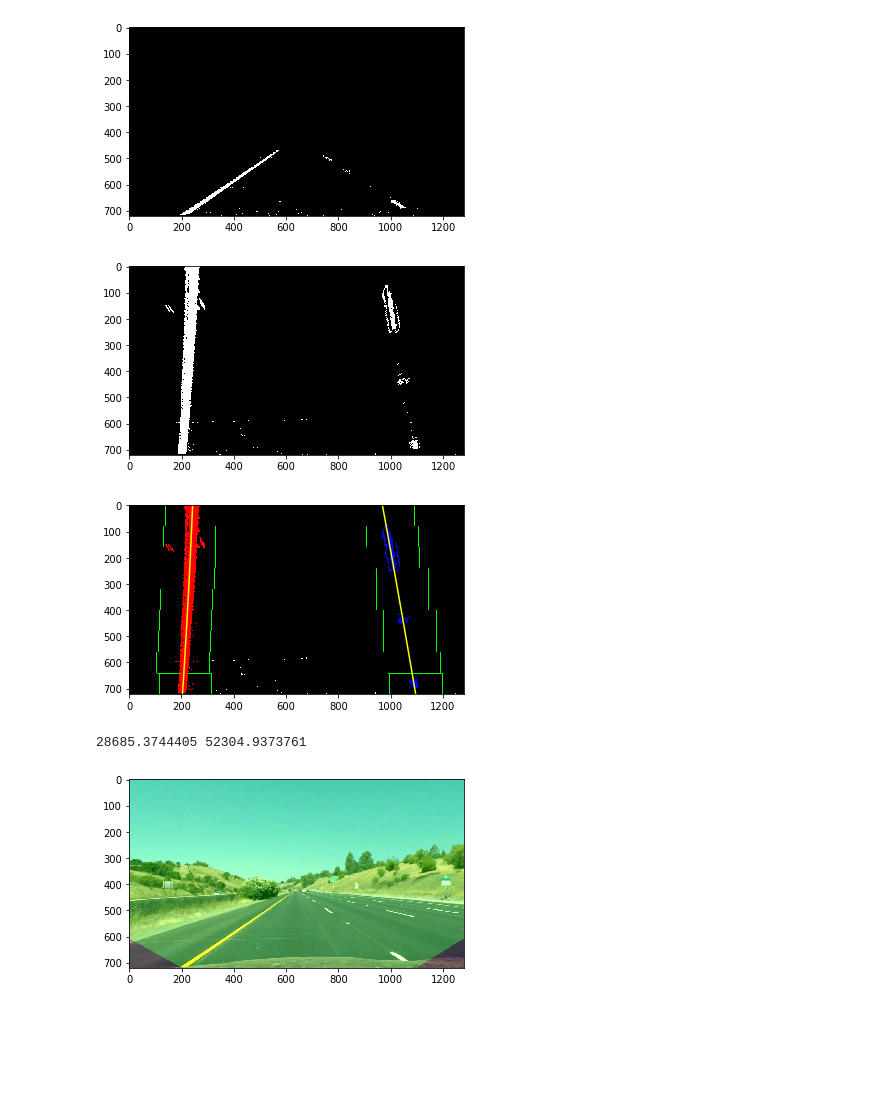
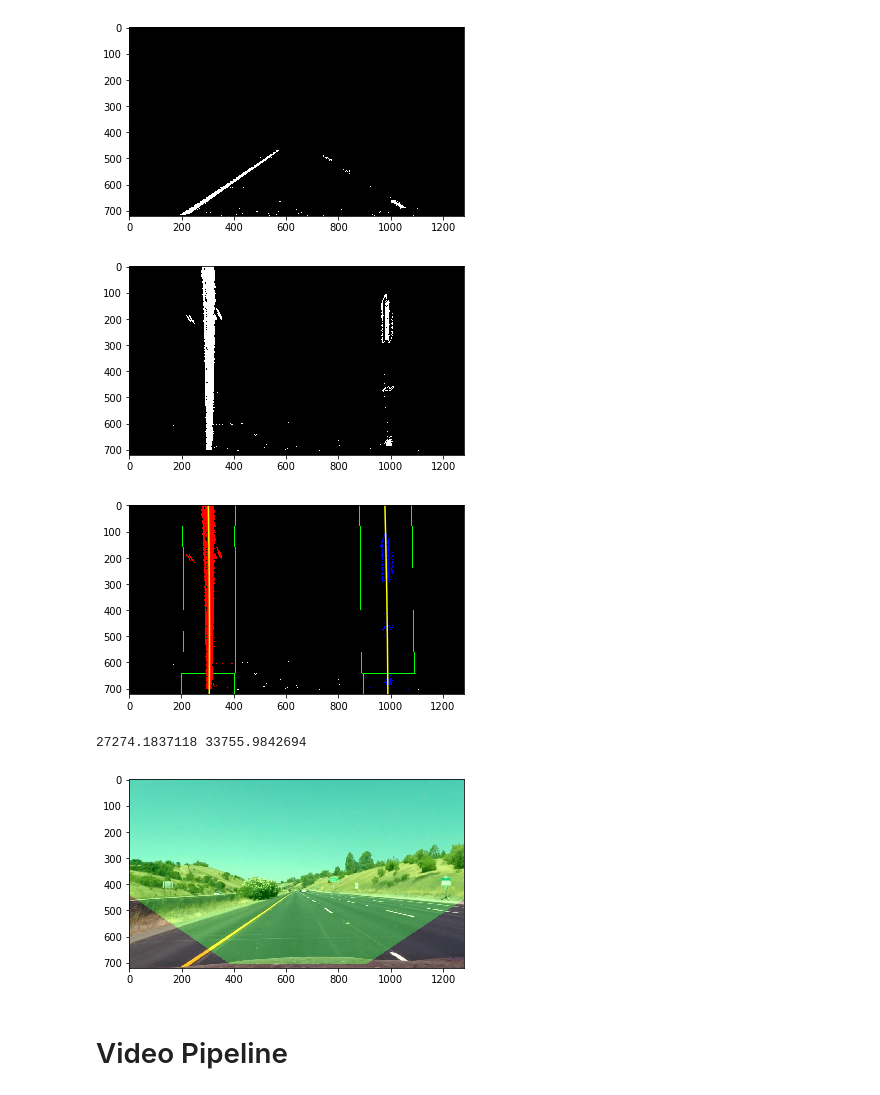
Before and after one commit to TDorau/self-driving-car-nanodegree, a Jupyter notebook: 4-advanced lane finding/code.ipynb, the cells around one changed output. Saved outputs shown, nothing was run; the diff lists cells and outputs as text; code cells hidden in the pictures; blank space fills up the shorter version.

```diff
--- a/4-advanced lane finding/code.ipynb
+++ b/4-advanced lane finding/code.ipynb
@@ -142,19 +180,21 @@ plt.show()
 [figure]
 # %%
 
-src = np.float32([[490, 482],[810, 482],[1250, 720], [40, 720]])
-dst = np.float32([[0, 0], [1280, 0],[1250, 720], [40, 720]])
+# src = np.float32([[490, 482],[810, 482],[1250, 720], [40, 720]])
+# dst = np.float32([[0, 0], [1280, 0],[1250, 720], [40, 720]])
 
+src = np.float32([[750, 488],[1010, 650],[294, 650], [539, 488]])
+dst = np.float32([[1010, 100], [1010, 650],[294, 650], [294, 100]])
 # Compute the perspective transform, M, given source and destination points
 M = cv2.getPerspectiveTransform(src, dst)
 # Compute the inverse perspective transform
 Minv = cv2.getPerspectiveTransform(src, dst)
 # Warp an image using the perspective transform, M
 binary_warped = cv2.warpPerspective(masked_image, M, (imshape[1], imshape[0]), flags=cv2.INTER_LINEAR)
 plt.imshow(binary_warped, cmap="gray")
 plt.show()
 # %% [output]
-[figure, old version]
+[figure, new version]
 # %%
 # Assuming you have created a warped binary image called "binary_warped"
 # Take a histogram of the bottom half of the image
@@ -238,7 +278,7 @@ plt.xlim(0, 1280)
 plt.ylim(720, 0)
 plt.show()
 # %% [output]
-[figure, old version]
+[figure, new version]
 # %%
 # Now we have polynomial fits and we can calculate the radius of curvature as follows
 # Define y-value where we want radius of curvature
@@ -248,7 +288,7 @@ left_curverad = ((1 + (2*left_fit[0]*y_eval + left_fit[1])**2)**1.5) / np.absolu
 right_curverad = ((1 + (2*right_fit[0]*y_eval + right_fit[1])**2)**1.5) / np.absolute(2*right_fit[0])
 print(left_curverad, right_curverad)
 # %% [output]
-28685.3744405 52304.9373761
+27274.1837118 33755.9842694
 # %%
 # Create an image to draw the lines on
 warp_zero = np.zeros_like(binary_warped).astype(np.uint8)
@@ -269,4 +309,6 @@ result = cv2.addWeighted(undist, 1, newwarp, 0.3, 0)
 plt.imshow(result)
 plt.show()
 # %% [output]
-[figure, old version]
+[figure, new version]
+# %% [markdown]
+# Video Pipeline
```
Also changed, not shown: parts of 1 cell of this notebook, 1 other file.
